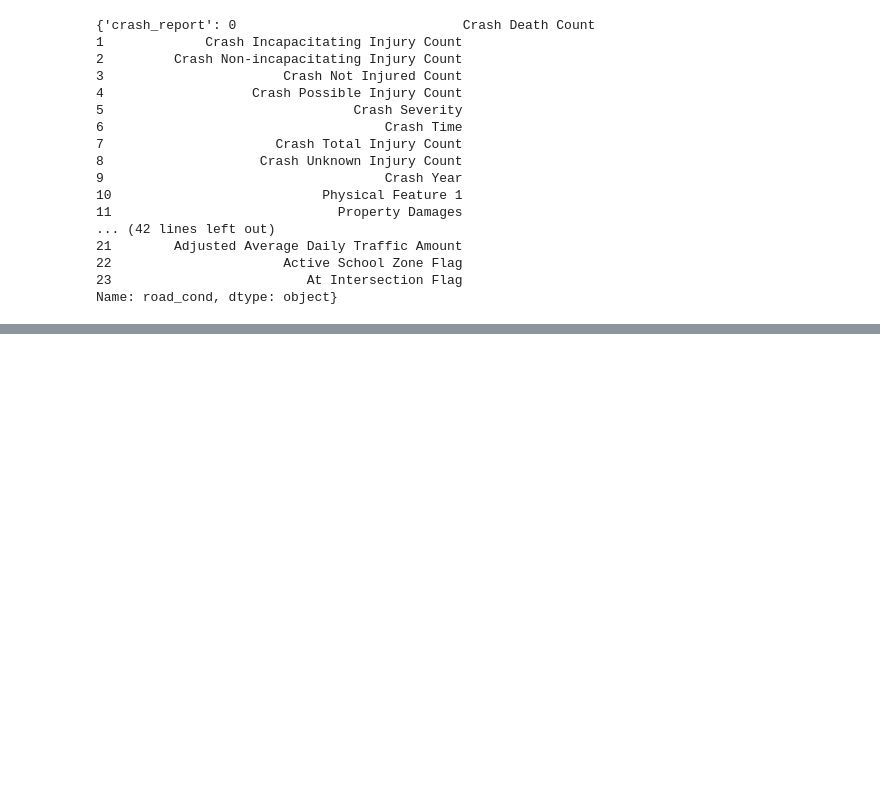
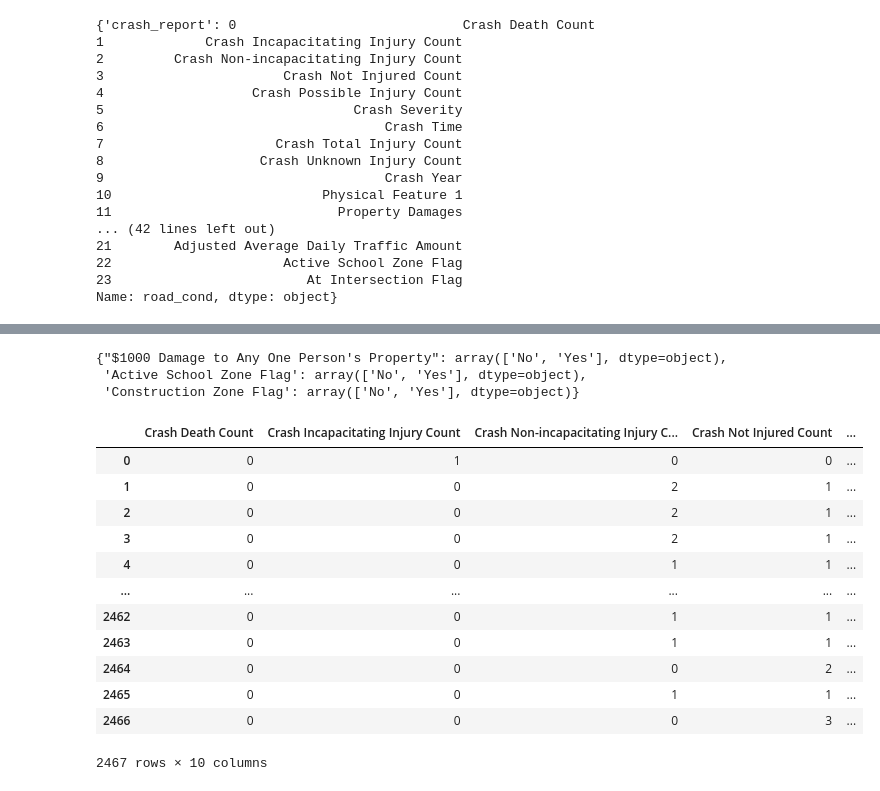
Before and after one commit to soonkienyuan/data-wrangling-school-project, a Jupyter notebook: phase 1.ipynb, the cells around one changed output, grey strips where cells are left out. Saved outputs shown, nothing was run; the diff lists cells and outputs as text; code cells hidden in the pictures; blank space fills up the shorter version.

```diff
--- a/phase 1.ipynb
+++ b/phase 1.ipynb
@@ -92,0 +94,5 @@ Name: road_cond, dtype: object}
+# %%
+# uni abbrv. one
+uni_col = list(filter(lambda c: len(dataset[c].unique()) == 1, dataset))
+uni_dict = {k:dataset[k].unique()[0] for k in uni_col}
+uni_dict
@@ -92,0 +104,5 @@ Name: road_cond, dtype: object}
+# %%
+# remove the column that has only one unique data
+dataset.drop([col for col in uni_dict],axis = 1, inplace=True)
+# %%
+dataset.replace(["No Data", "NO DATA"], pd.NA, inplace=True)
@@ -92,0 +114,15 @@ Name: road_cond, dtype: object}
+# %%
+def leg_stepping(start, end,step = 1):
+	'''
+		eg.: it = leg_stepping(1, 10, 3)
+		print(next(it)) -> (1, 4)
+		print(next(it)) -> (5, 8)
+		print(next(it)) -> (9, 10)
+	'''
+	assert(start < end)
+	while start+step < end:
+		yield {"start": start, "end": start+step}
+		start += step+1
+	yield {"start": start, "end": end}
+ind_iter = leg_stepping(0, len(list(dataset.dtypes)), 10)
+tmp_viewer = lambda curr: dataset.iloc[:, curr["start"]:curr["end"]]
@@ -92,0 +139,7 @@ Name: road_cond, dtype: object}
+# %%
+li = ["$1000 Damage to Any One Person's Property", "Active School Zone Flag", "Construction Zone Flag"]
+{c:dataset[c].unique() for c in li} # check if binary
+# %% [output]
+{"$1000 Damage to Any One Person's Property": array(['No', 'Yes'], dtype=object),
+ 'Active School Zone Flag': array(['No', 'Yes'], dtype=object),
+ 'Construction Zone Flag': array(['No', 'Yes'], dtype=object)}
@@ -92,0 +155,17 @@ Name: road_cond, dtype: object}
+# %%
+curr_slice = next(ind_iter)
+tmp_viewer(curr_slice)
+# %% [output]
+|  | Crash Death Count | Crash Incapacitating Injury Count | Crash Non-incapacitating Injury C... | Crash Not Injured Count | ... |
+| 0 | 0 | 1 | 0 | 0 | ... |
+| 1 | 0 | 0 | 2 | 1 | ... |
+| 2 | 0 | 0 | 2 | 1 | ... |
+| 3 | 0 | 0 | 2 | 1 | ... |
+| 4 | 0 | 0 | 1 | 1 | ... |
+| ... | ... | ... | ... | ... | ... |
+| 2462 | 0 | 0 | 1 | 1 | ... |
+| 2463 | 0 | 0 | 1 | 1 | ... |
+| 2464 | 0 | 0 | 0 | 2 | ... |
+| 2465 | 0 | 0 | 1 | 1 | ... |
+| 2466 | 0 | 0 | 0 | 3 | ... |
+2467 rows × 10 columns
```
Also changed, not shown: parts of 33 cells of this notebook, 2 other files.
